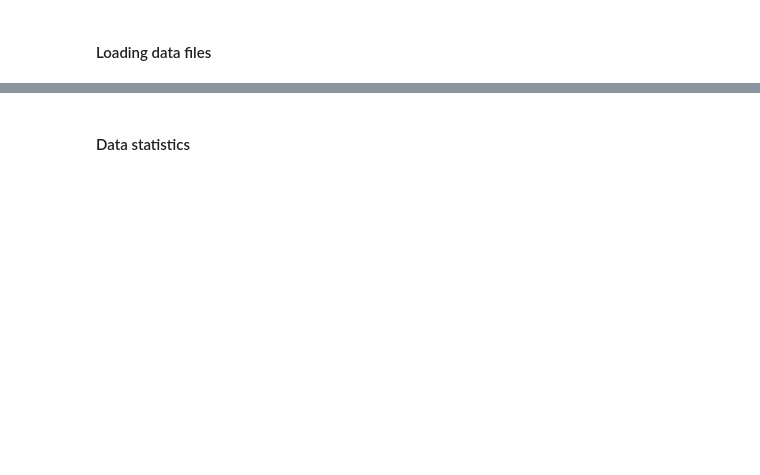
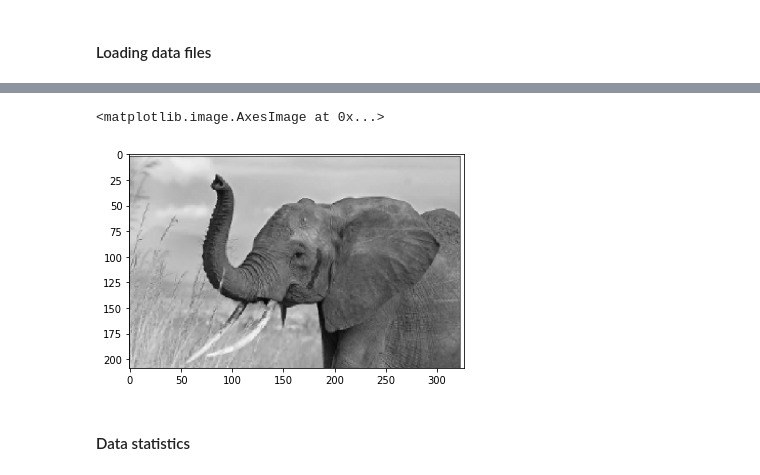
Before and after one commit to caiquemiranda/studies-scipy, a Jupyter notebook: 03-numpy.ipynb, the cells around one changed output, grey strips where cells are left out. Cells and saved outputs as stored; diff of their text form; code cells hidden in the pictures; blank space fills up the shorter version.

```diff
--- a/03-numpy.ipynb
+++ b/03-numpy.ipynb
@@ -714,5 +1110,8 @@ plt.imsave('data/red_elephant.png',
 # %%
-plt.imshow(plt.imread('red_elephant.png'))
+plt.imshow(plt.imread('data/red_elephant.png'))
+# %% [output]
+<matplotlib.image.AxesImage at 0x...>
+[figure, added]
 # %%
 import imageio
 
```
Also changed, not shown: parts of 112 cells of this notebook, 3 other files.
